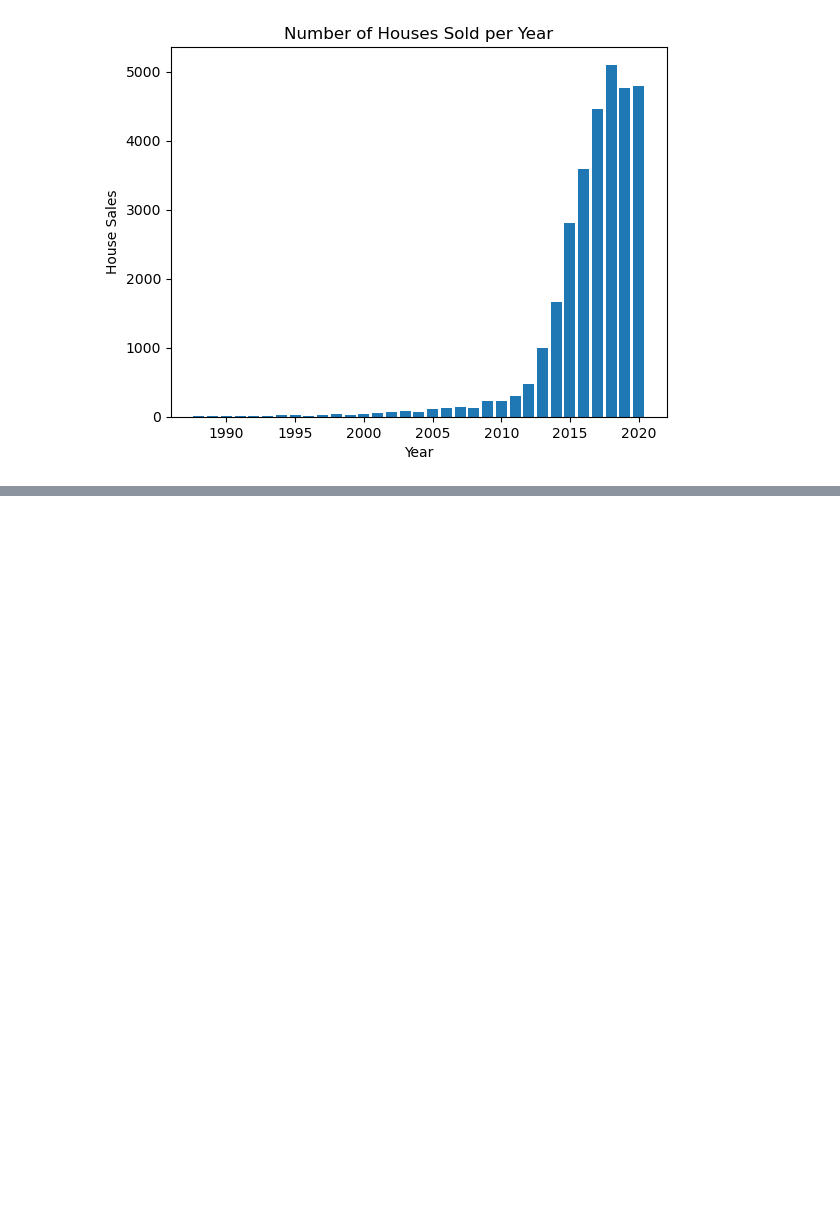
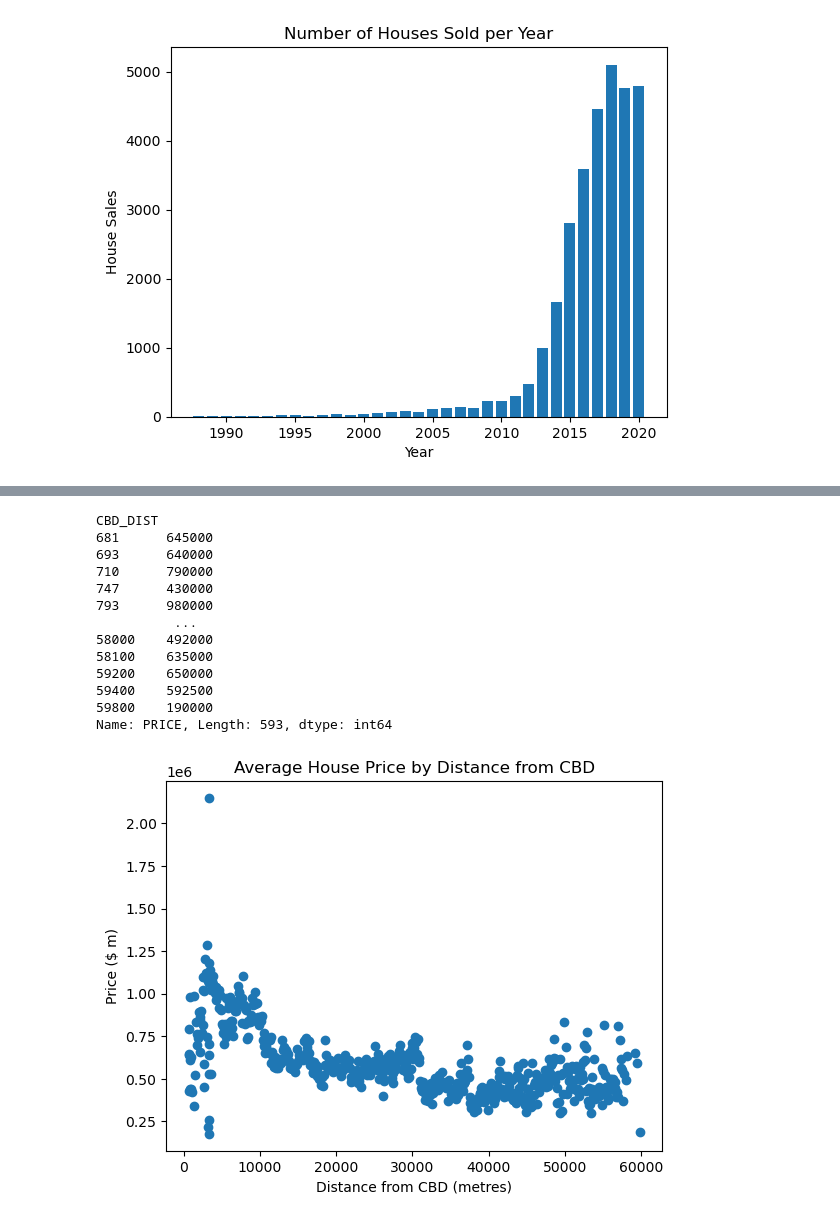
Before and after one commit to KavishNaran/Perth-Housing-Analysis, a Jupyter notebook: Perth_Housing_Analysis v2.ipynb, the cells around one changed output, grey strips where cells are left out. Saved outputs shown, nothing was run; the diff lists cells and outputs as text; code cells hidden in the pictures; blank space fills up the shorter version.

```diff
--- a/Perth_Housing_Analysis v2.ipynb
+++ b/Perth_Housing_Analysis v2.ipynb
@@ -99,0 +166,31 @@ plt.show()
+# %%
+# Average House price per Suburb
+
+Average_House_Price = clean_perth_housing.groupby('CBD_DIST')['PRICE'].mean().astype(int)
+
+print(Average_House_Price)
+
+plt.scatter(Average_House_Price.index, Average_House_Price.values)
+
+plt.xlabel('Distance from CBD (metres)')
+plt.ylabel('Price ($ m)')
+plt.title('Average House Price by Distance from CBD')
+
+plt.savefig('plot4.png')
+
+plt.show()
+# %% [output]
+CBD_DIST
+681      645000
+693      640000
+710      790000
+747      430000
+793      980000
+          ...
+58000    492000
+58100    635000
+59200    650000
+59400    592500
+59800    190000
+Name: PRICE, Length: 593, dtype: int64
+[figure, added]
```
Also changed, not shown: parts of 4 cells of this notebook, 4 other files.
